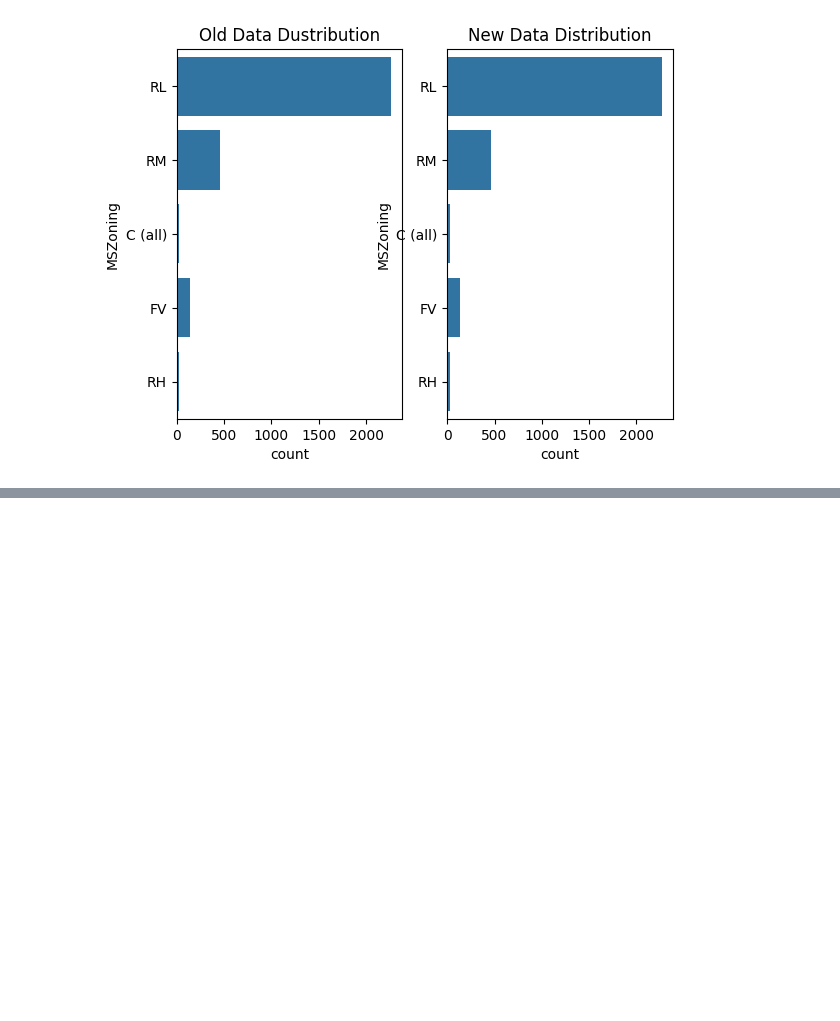
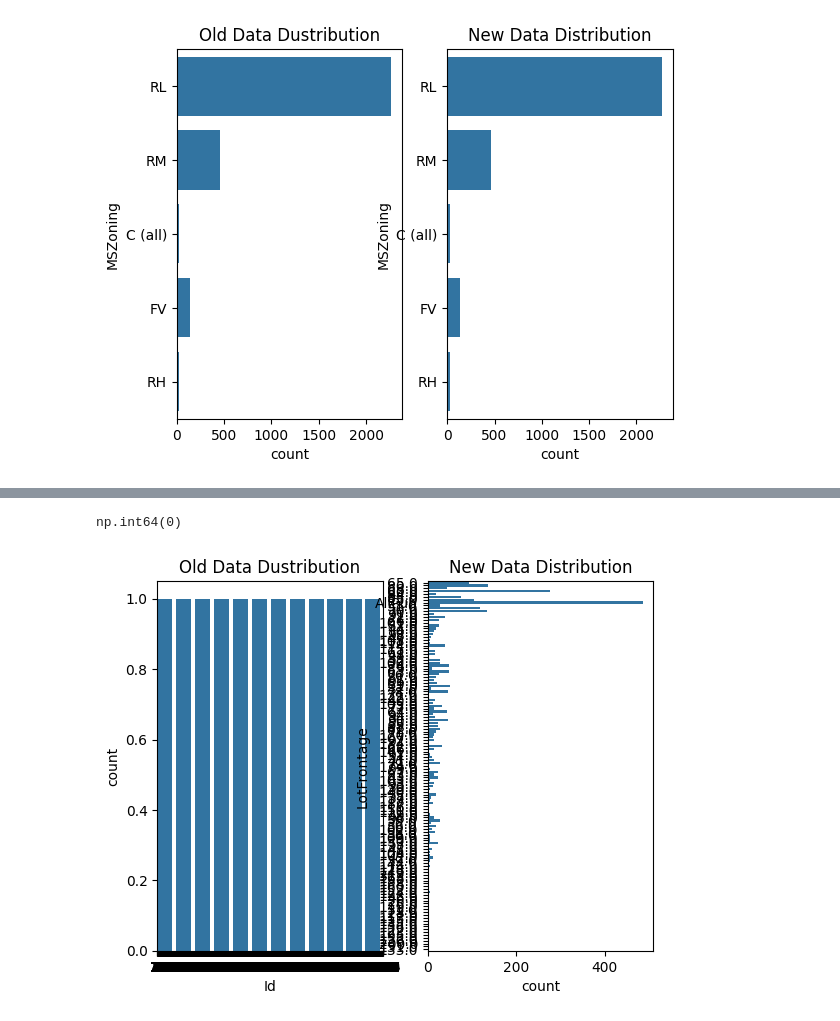
Before and after one commit to rathorebharat937/House_Price_Prediction_Regression_Project, a Jupyter notebook: house_price_prediction_01.ipynb, the cells around one changed output, grey strips where cells are left out. Cells and saved outputs as stored; diff of their text form; code cells hidden in the pictures; blank space fills up the shorter version.

```diff
--- a/house_price_prediction_01.ipynb
+++ b/house_price_prediction_01.ipynb
@@ -480,0 +533,10 @@ oldNewCountPlot(df , df_mvi  , "MSZoning")
+# %%
+LotFrontage_cons = "NA"
+df_mvi.replace(np.nan,LotFrontage_cons,inplace=True)
+df_mvi["LotFrontage"].isnull().sum()
+# %% [output]
+np.int64(0)
+# %%
+oldNewCountPlot(df,df_mvi,"LotFrontage")
+# %% [output]
+[figure, added]
```
Also changed, not shown: parts of 12 cells of this notebook.
